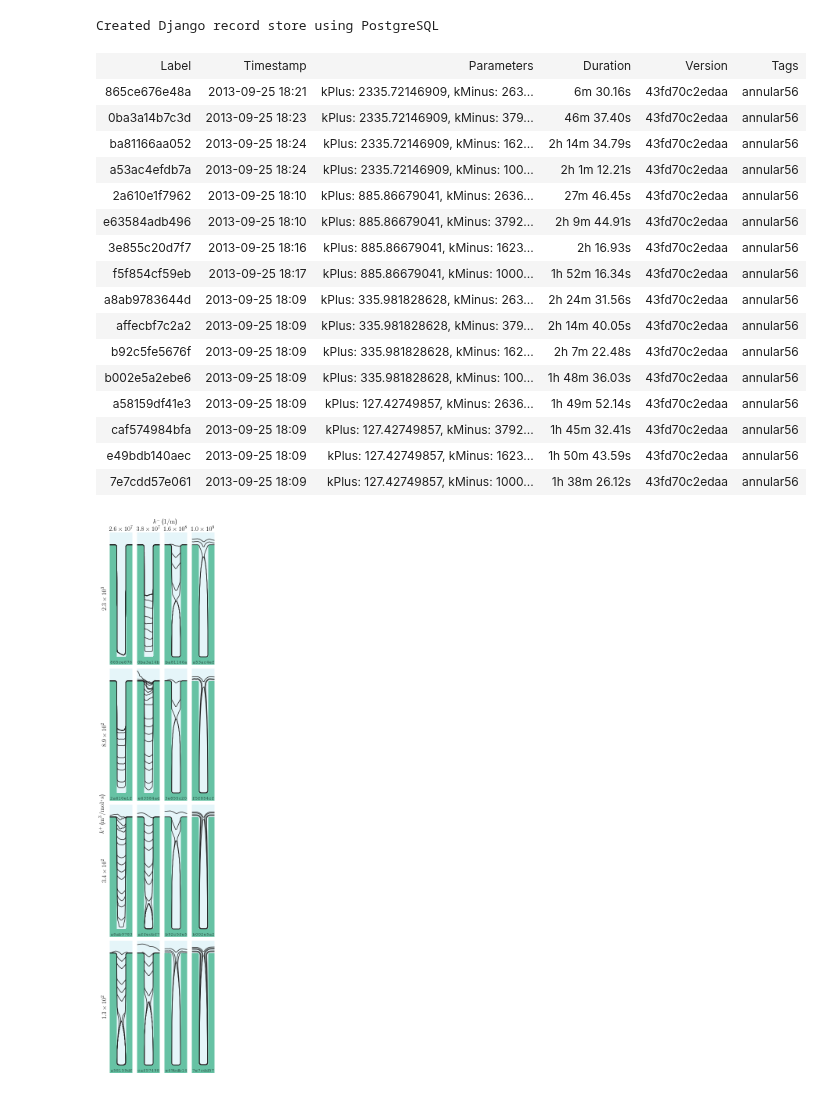
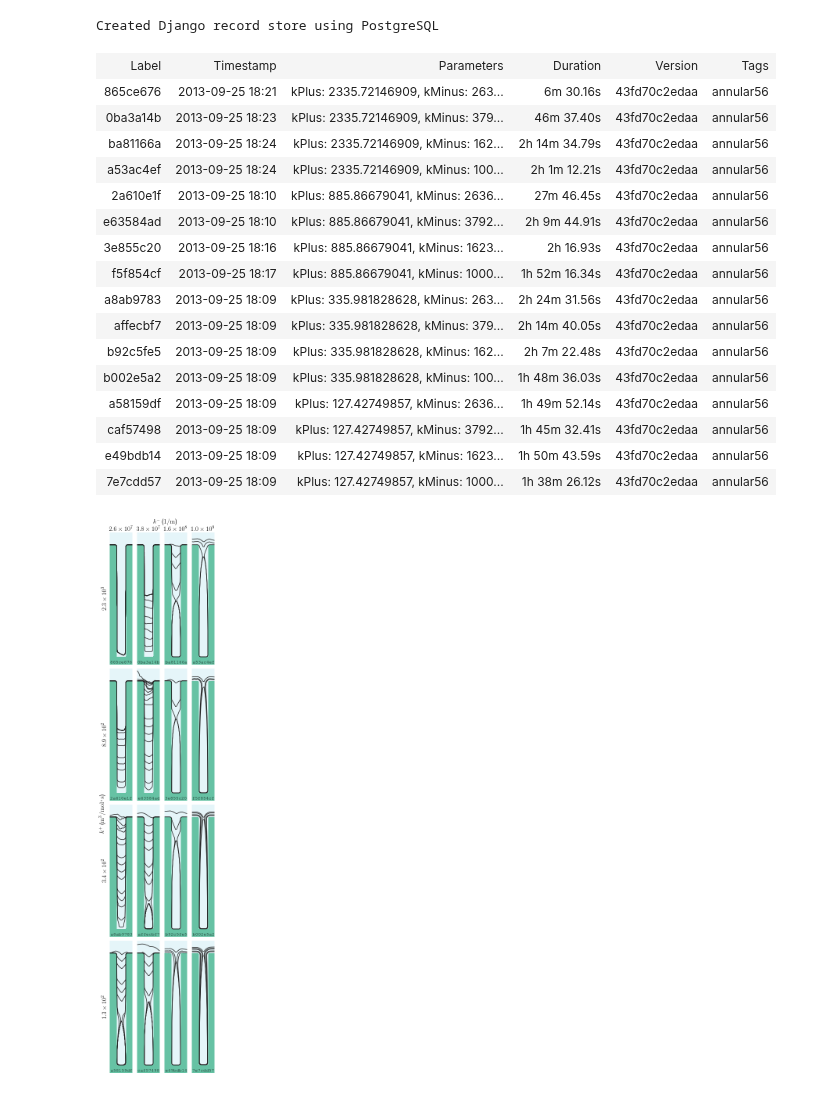
Before and after one commit to wd15/extremefill2D, a Jupyter notebook: figure3b.ipynb, the cells around one changed output. Saved outputs shown, nothing was run; the diff lists cells and outputs as text; code cells hidden in the pictures.

Commit message:
IPython record table only uses 8 characters of the UID.

```diff
--- a/figure3b.ipynb
+++ b/figure3b.ipynb
@@ -23,50 +23,52 @@ def me(n):
 
 def rowlabelold(r):
     m, e = me(r.parameters['kPlus'])
     label = '$k^+={0:1.1f}\\times 10^{{{1}}}$'.format(m, e)
     unit = '$\power{\meter}{3}\per\mole\cdot\second$'
     return '{0} ({1})'.format(label, unit)
 
 def rowlabel(r):
     m, e = me(r.parameters['kPlus'])
     return '${0:1.1f}\\times 10^{{{1}}}$'.format(m, e)
 
 def columnlabelold(r):
     m, e = me(r.parameters['kMinus'])
     label = '$k^-={0:1.1f}\\times 10^{{{1}}}$'.format(m, e)
     unit = '$1\per\metre$'
     return '{0} ({1})'.format(label, unit)
 
 def columnlabel(r):
     m, e = me(r.parameters['kMinus'])
     return '${0:1.1f}\\times 10^{{{1}}}$'.format(m, e)
 
 viewer = MultiViewer(reorderedRecords,
                      rowtitle=rowlabel,
                      columntitle=columnlabel,
                      figsize=(1.15, 5.))
 
 viewer.plot(times=np.arange(40) * 5000. / 39, filename='figure3b.png')
 
-smt_ipy_table([j for i in reorderedRecords for j in i if j], fields=['label', 'timestamp', 'parameters', 'duration', 'version', 'tags'], parameters=['kPlus', 'kMinus'])
+smt_ipy_table([j for i in reorderedRecords for j in i if j],
+              fields=['label', 'timestamp', 'parameters', 'duration', 'version', 'tags'],
+              parameters=['kPlus', 'kMinus', 'appliedPotential', 'bulkSuppressor', 'Nx'])
 # %% [output]
 | Label | Timestamp | Parameters | Duration | Version | Tags |
-| 865ce676e48a | 2013-09-25 18:21 | kPlus: 2335.72146909, kMinus: 263... | 6m 30.16s | 43fd70c2edaa | annular56 |
-| 0ba3a14b7c3d | 2013-09-25 18:23 | kPlus: 2335.72146909, kMinus: 379... | 46m 37.40s | 43fd70c2edaa | annular56 |
-| ba81166aa052 | 2013-09-25 18:24 | kPlus: 2335.72146909, kMinus: 162... | 2h 14m 34.79s | 43fd70c2edaa | annular56 |
-| a53ac4efdb7a | 2013-09-25 18:24 | kPlus: 2335.72146909, kMinus: 100... | 2h 1m 12.21s | 43fd70c2edaa | annular56 |
-| 2a610e1f7962 | 2013-09-25 18:10 | kPlus: 885.86679041, kMinus: 2636... | 27m 46.45s | 43fd70c2edaa | annular56 |
-| e63584adb496 | 2013-09-25 18:10 | kPlus: 885.86679041, kMinus: 3792... | 2h 9m 44.91s | 43fd70c2edaa | annular56 |
-| 3e855c20d7f7 | 2013-09-25 18:16 | kPlus: 885.86679041, kMinus: 1623... | 2h 16.93s | 43fd70c2edaa | annular56 |
-| f5f854cf59eb | 2013-09-25 18:17 | kPlus: 885.86679041, kMinus: 1000... | 1h 52m 16.34s | 43fd70c2edaa | annular56 |
-| a8ab9783644d | 2013-09-25 18:09 | kPlus: 335.981828628, kMinus: 263... | 2h 24m 31.56s | 43fd70c2edaa | annular56 |
-| affecbf7c2a2 | 2013-09-25 18:09 | kPlus: 335.981828628, kMinus: 379... | 2h 14m 40.05s | 43fd70c2edaa | annular56 |
-| b92c5fe5676f | 2013-09-25 18:09 | kPlus: 335.981828628, kMinus: 162... | 2h 7m 22.48s | 43fd70c2edaa | annular56 |
-| b002e5a2ebe6 | 2013-09-25 18:09 | kPlus: 335.981828628, kMinus: 100... | 1h 48m 36.03s | 43fd70c2edaa | annular56 |
-| a58159df41e3 | 2013-09-25 18:09 | kPlus: 127.42749857, kMinus: 2636... | 1h 49m 52.14s | 43fd70c2edaa | annular56 |
-| caf574984bfa | 2013-09-25 18:09 | kPlus: 127.42749857, kMinus: 3792... | 1h 45m 32.41s | 43fd70c2edaa | annular56 |
-| e49bdb140aec | 2013-09-25 18:09 | kPlus: 127.42749857, kMinus: 1623... | 1h 50m 43.59s | 43fd70c2edaa | annular56 |
-| 7e7cdd57e061 | 2013-09-25 18:09 | kPlus: 127.42749857, kMinus: 1000... | 1h 38m 26.12s | 43fd70c2edaa | annular56 |
+| 865ce676 | 2013-09-25 18:21 | kPlus: 2335.72146909, kMinus: 263... | 6m 30.16s | 43fd70c2edaa | annular56 |
+| 0ba3a14b | 2013-09-25 18:23 | kPlus: 2335.72146909, kMinus: 379... | 46m 37.40s | 43fd70c2edaa | annular56 |
+| ba81166a | 2013-09-25 18:24 | kPlus: 2335.72146909, kMinus: 162... | 2h 14m 34.79s | 43fd70c2edaa | annular56 |
+| a53ac4ef | 2013-09-25 18:24 | kPlus: 2335.72146909, kMinus: 100... | 2h 1m 12.21s | 43fd70c2edaa | annular56 |
+| 2a610e1f | 2013-09-25 18:10 | kPlus: 885.86679041, kMinus: 2636... | 27m 46.45s | 43fd70c2edaa | annular56 |
+| e63584ad | 2013-09-25 18:10 | kPlus: 885.86679041, kMinus: 3792... | 2h 9m 44.91s | 43fd70c2edaa | annular56 |
+| 3e855c20 | 2013-09-25 18:16 | kPlus: 885.86679041, kMinus: 1623... | 2h 16.93s | 43fd70c2edaa | annular56 |
+| f5f854cf | 2013-09-25 18:17 | kPlus: 885.86679041, kMinus: 1000... | 1h 52m 16.34s | 43fd70c2edaa | annular56 |
+| a8ab9783 | 2013-09-25 18:09 | kPlus: 335.981828628, kMinus: 263... | 2h 24m 31.56s | 43fd70c2edaa | annular56 |
+| affecbf7 | 2013-09-25 18:09 | kPlus: 335.981828628, kMinus: 379... | 2h 14m 40.05s | 43fd70c2edaa | annular56 |
+| b92c5fe5 | 2013-09-25 18:09 | kPlus: 335.981828628, kMinus: 162... | 2h 7m 22.48s | 43fd70c2edaa | annular56 |
+| b002e5a2 | 2013-09-25 18:09 | kPlus: 335.981828628, kMinus: 100... | 1h 48m 36.03s | 43fd70c2edaa | annular56 |
+| a58159df | 2013-09-25 18:09 | kPlus: 127.42749857, kMinus: 2636... | 1h 49m 52.14s | 43fd70c2edaa | annular56 |
+| caf57498 | 2013-09-25 18:09 | kPlus: 127.42749857, kMinus: 3792... | 1h 45m 32.41s | 43fd70c2edaa | annular56 |
+| e49bdb14 | 2013-09-25 18:09 | kPlus: 127.42749857, kMinus: 1623... | 1h 50m 43.59s | 43fd70c2edaa | annular56 |
+| 7e7cdd57 | 2013-09-25 18:09 | kPlus: 127.42749857, kMinus: 1000... | 1h 38m 26.12s | 43fd70c2edaa | annular56 |
 [figure]
 # %%
 ax.tr
```
Also changed, not shown: 1 other file.
